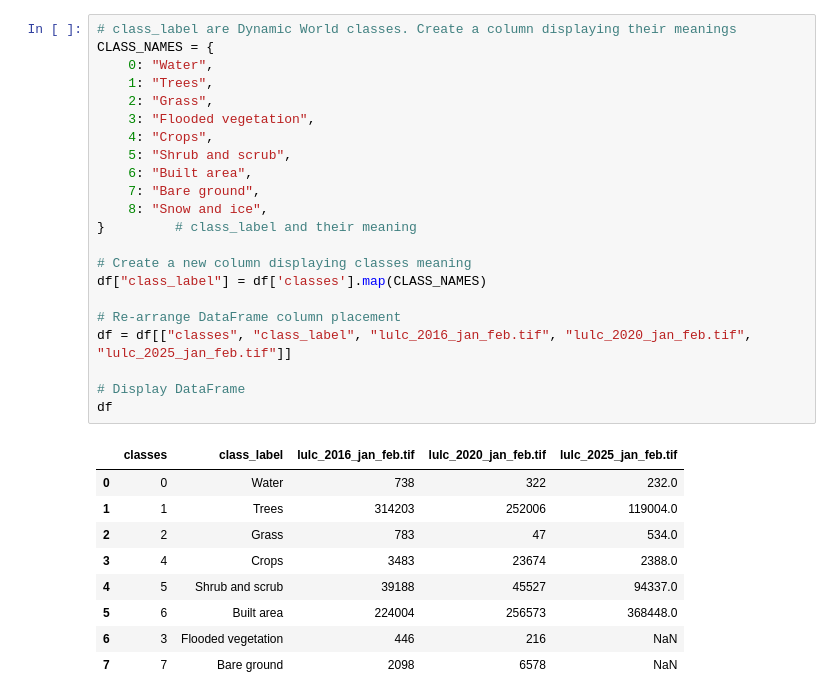
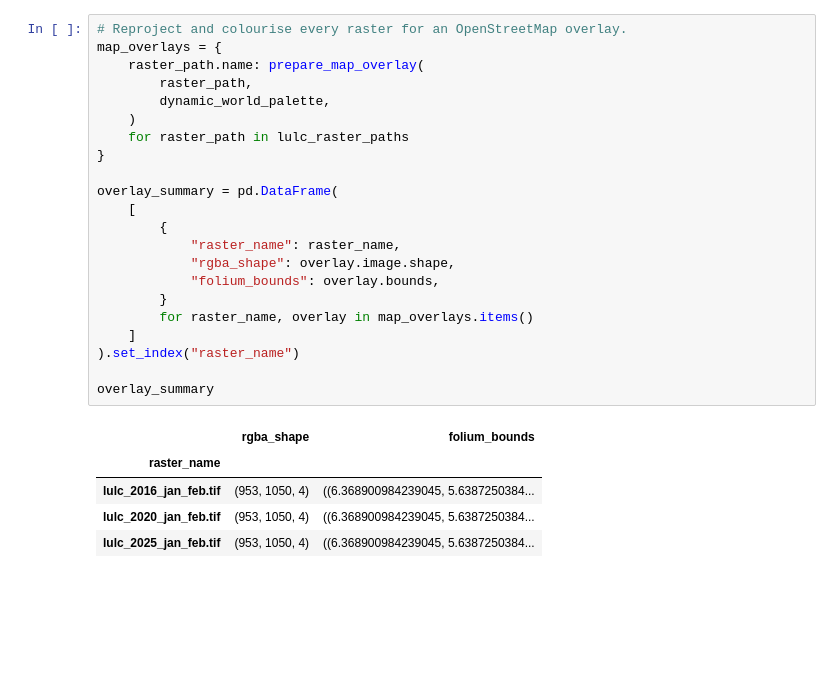
Before and after one commit to obinna2001/Urban-Land-Cover-Change-Uteh-Iwogban-and-Environs-Benin-City-2016-2025, a Jupyter notebook: src/land_cover_change/analysis/02_inspect_dynamic_world.ipynb, the cells around one changed output. Cells and saved outputs as stored; diff of their text form; blank space fills up the shorter version.

Commit message:
refactor: create custom functions for resuseable logic in 02_inspect_dynamic_world.ipynb

```diff
--- a/src/land_cover_change/analysis/02_inspect_dynamic_world.ipynb
+++ b/src/land_cover_change/analysis/02_inspect_dynamic_world.ipynb
@@ -86,33 +91,29 @@ df
 # %%
-# class_label are Dynamic World classes. Create a column displaying their meanings
-CLASS_NAMES = {
-    0: "Water",
-    1: "Trees",
-    2: "Grass",
-    3: "Flooded vegetation",
-    4: "Crops",
-    5: "Shrub and scrub",
-    6: "Built area",
-    7: "Bare ground",
-    8: "Snow and ice",
-}         # class_label and their meaning
+# Reproject and colourise every raster for an OpenStreetMap overlay.
+map_overlays = {
+    raster_path.name: prepare_map_overlay(
+        raster_path,
+        dynamic_world_palette,
+    )
+    for raster_path in lulc_raster_paths
+}
 
-# Create a new column displaying classes meaning
-df["class_label"] = df['classes'].map(CLASS_NAMES)
+overlay_summary = pd.DataFrame(
+    [
+        {
+            "raster_name": raster_name,
+            "rgba_shape": overlay.image.shape,
+            "folium_bounds": overlay.bounds,
+        }
+        for raster_name, overlay in map_overlays.items()
+    ]
+).set_index("raster_name")
 
-# Re-arrange DataFrame column placement
-df = df[["classes", "class_label", "lulc_2016_jan_feb.tif", "lulc_2020_jan_feb.tif", "lulc_2025_jan_feb.tif"]]
-
-# Display DataFrame
-df
+overlay_summary
 # %% [output]
-|  | classes | class_label | lulc_2016_jan_feb.tif | lulc_2020_jan_feb.tif | lulc_2025_jan_feb.tif |
-| 0 | 0 | Water | 738 | 322 | 232.0 |
-| 1 | 1 | Trees | 314203 | 252006 | 119004.0 |
-| 2 | 2 | Grass | 783 | 47 | 534.0 |
-| 3 | 4 | Crops | 3483 | 23674 | 2388.0 |
-| 4 | 5 | Shrub and scrub | 39188 | 45527 | 94337.0 |
-| 5 | 6 | Built area | 224004 | 256573 | 368448.0 |
-| 6 | 3 | Flooded vegetation | 446 | 216 | NaN |
-| 7 | 7 | Bare ground | 2098 | 6578 | NaN |
+|  | rgba_shape | folium_bounds |
+| raster_name |  |  |
+| lulc_2016_jan_feb.tif | (953, 1050, 4) | ((6.368900984239045, 5.6387250384... |
+| lulc_2020_jan_feb.tif | (953, 1050, 4) | ((6.368900984239045, 5.6387250384... |
+| lulc_2025_jan_feb.tif | (953, 1050, 4) | ((6.368900984239045, 5.6387250384... |
 # %%
```
Also changed, not shown: parts of 5 cells of this notebook, 13 other files.
